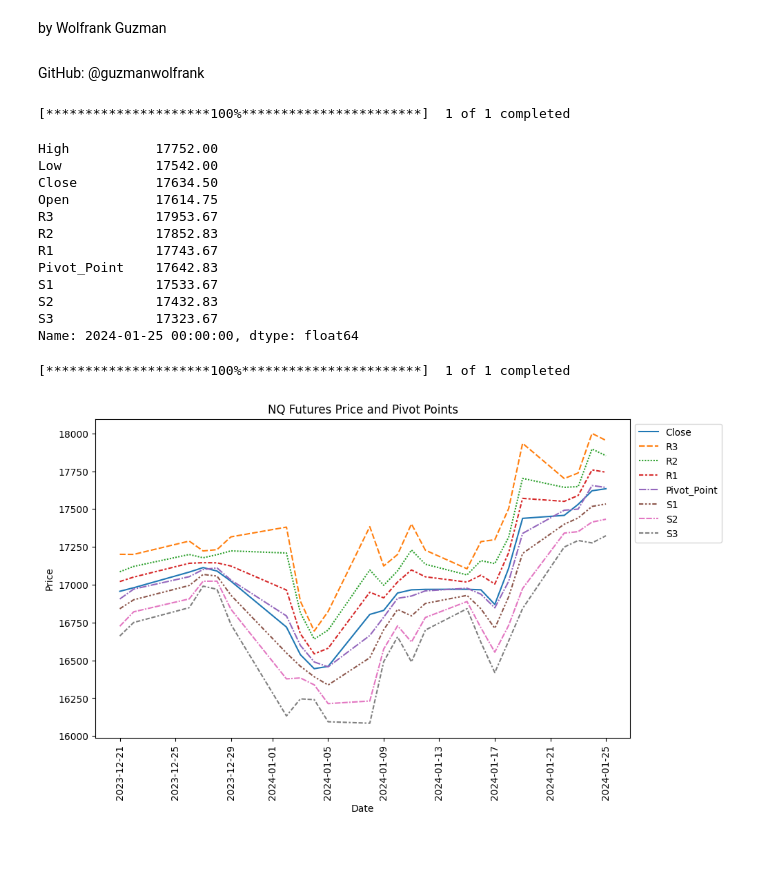
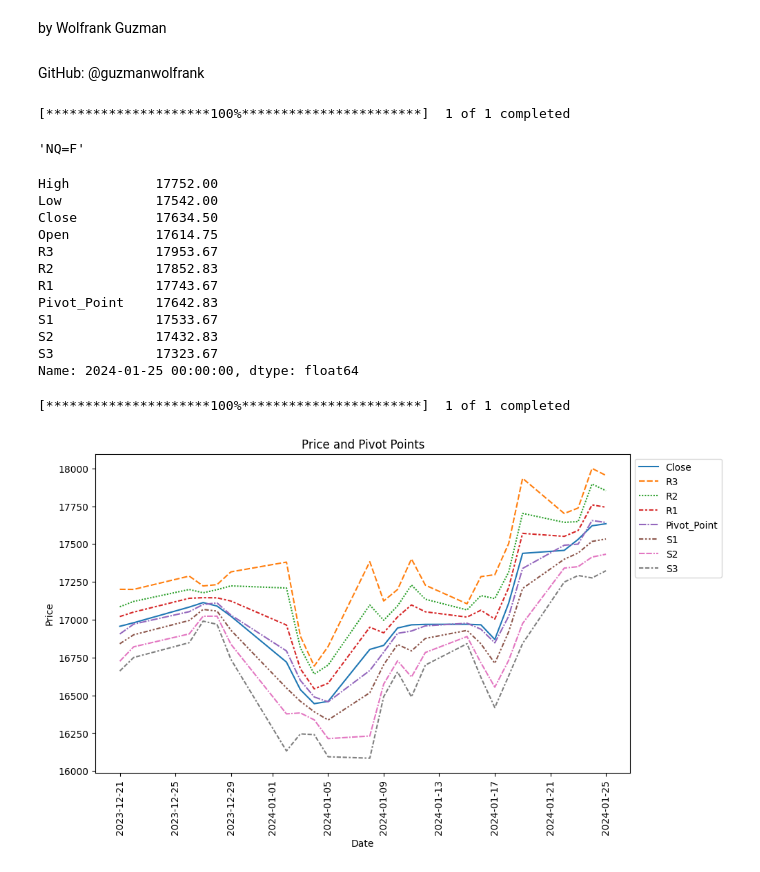
Before and after one commit to guzmanwolfrank/QuantTrading, a Jupyter notebook: Tools/CMEFuturesPivotCalculator.ipynb, the cells around one changed output. Drawn from its saved outputs; the diff is of its cells as text; code cells hidden in the pictures.

```diff
--- a/Tools/CMEFuturesPivotCalculator.ipynb
+++ b/Tools/CMEFuturesPivotCalculator.ipynb
@@ -12,8 +12,22 @@ import pandas as pd
 
 
 
-# Ticker
-ticker = 'NQ=F'
+# Tickers
+# NQ 100 Emini Futures = 'NQ=F'
+# SP 500 Emini Futures = 'ES=F'
+# YM Dow Emini Futures = 'YM=F'
+#  EURUSD FOREX = 'EURUSD = X'
+# GOLD ETF = 'GLD'
+# SP 500 ETF = 'SPY'
+
+
+
+
+
+# Get user input for the stock ticker
+ticker = input("Enter the stock ticker: ")
+
+
 
 # Download data for the last 30 days with daily intervals
 ndata = yf.download(ticker, period="30d", interval="1d")
@@ -63,26 +77,23 @@ Pivdata= df_except_last_row
 
 dpiv = (Pivdata.iloc[-1])
 
-display(dpiv)
+display(ticker, dpiv)
 # %% [output]
 [*********************100%***********************]  1 of 1 completed
-High           17752.00
-Low            17542.00
-Close          17634.50
-Open           17614.75
-R3             17953.67
-R2             17852.83
-R1             17743.67
-Pivot_Point    17642.83
-S1             17533.67
-S2             17432.83
-S3             17323.67
-Name: 2024-01-25 00:00:00, dtype: float64
+'NQ=F'
+High           17752.00
+Low            17542.00
+Close          17634.50
+Open           17614.75
+R3             17953.67
+R2             17852.83
+R1             17743.67
+Pivot_Point    17642.83
+S1             17533.67
+S2             17432.83
+S3             17323.67
+Name: 2024-01-25 00:00:00, dtype: float64
 # %%
-
-# Ticker
-ticker = 'NQ=F'
-
 # Download data for the last 30 days with daily intervals
 ndata = yf.download(ticker, period="30d", interval="1d")
 
@@ -108,35 +119,35 @@ pivot_data = pd.DataFrame({
     'Low': low,
     'Close': close,
     'Open': open_price,
     'R3': resistance3,
     'R2': resistance2,
     'R1': resistance1,
     'Pivot_Point': pivot_point,
     'S1': support1,
     'S2': support2,
     'S3': support3,
     'Volume': volume,
 
 }).round(2)
 
 # Exclude the last row for plotting
 df_except_last_row = pivot_data.iloc[:-1]
 
 # Plotting
 plt.figure(figsize=(10, 6))
 sns.lineplot(data=df_except_last_row[['Close', 'R3', 'R2', 'R1', 'Pivot_Point', 'S1', 'S2', 'S3']])
-plt.title('NQ Futures Price and Pivot Points')
+plt.title('Price and Pivot Points')
 plt.xlabel('Date')
 plt.ylabel('Price')
 
 # Rotate y-axis labels by 90 degrees
 plt.xticks(rotation=90)
 
 plt.legend(loc='upper left', bbox_to_anchor=(1, 1))
 plt.show()
 # %% [output]
 [*********************100%***********************]  1 of 1 completed
-[figure, old version]
+[figure, new version]
 # %%
 display(Pivdata)
 # %% [output]
```
Also changed, not shown: 1 other file.
